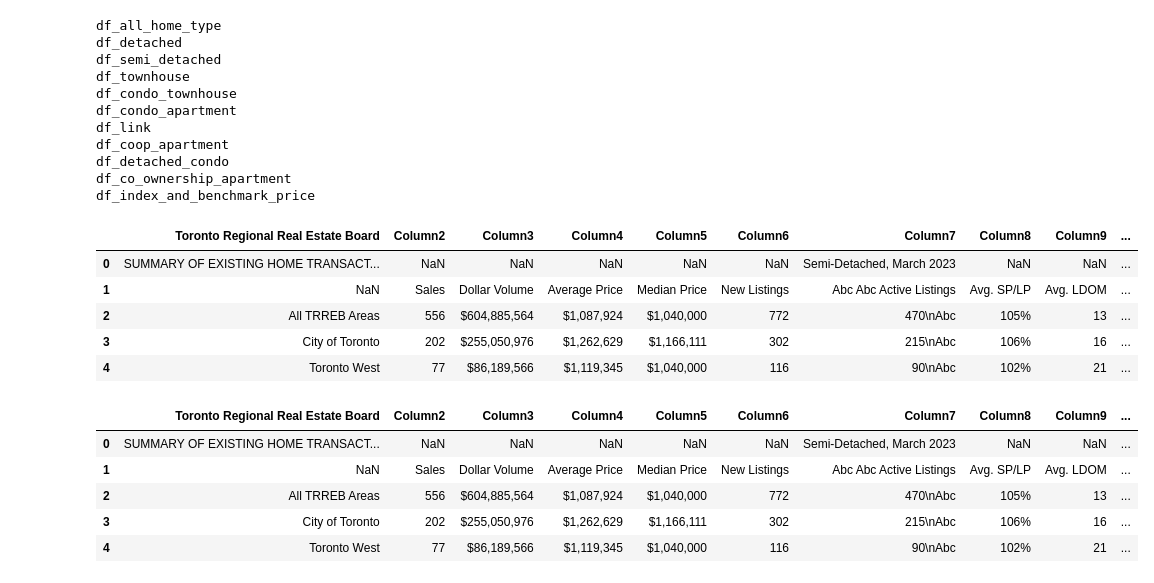
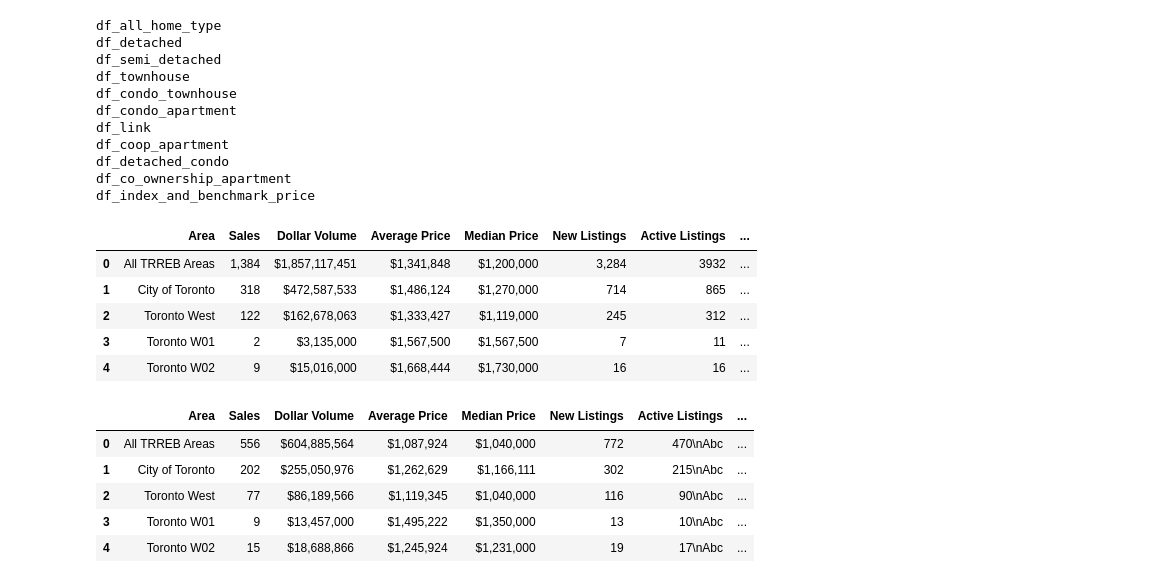
Before and after one commit to shannontorcato/City-of-Toronto, a Jupyter notebook: src/Script3-2-format_column_excel.ipynb, the cells around one changed output. Cells and saved outputs as stored; diff of their text form; code cells hidden in the pictures.

```diff
--- a/src/Script3-2-format_column_excel.ipynb
+++ b/src/Script3-2-format_column_excel.ipynb
@@ -4,7 +4,7 @@ import re
 # %%
 # Read the excel file
 filepath = 'data/housing_market_Q1/processed/'
-input_file_name = 'mw2303-march-city-toronto.xlsx'
+input_file_name = 'mw2301-january-city-toronto.xlsx'
 df_original = pd.read_excel('{0}{1}'.format(filepath, input_file_name), sheet_name=None)
 # %%
 df = df_original.copy()
@@ -53,13 +53,13 @@ df_detached_condo = df.get('detached_condo')
 df_co_ownership_apartment = df.get('co_ownership_apartment')
 df_index_and_benchmark_price = df.get('index_and_benchmark_price')
 # %%
-df_semi_detached.head()
+df_detached.head()
 # %% [output]
-|  | Toronto Regional Real Estate Board | Column2 | Column3 | Column4 | Column5 | Column6 | Column7 | Column8 | Column9 | ... |
-| 0 | SUMMARY OF EXISTING HOME TRANSACT... | NaN | NaN | NaN | NaN | NaN | Semi-Detached, March 2023 | NaN | NaN | ... |
-| 1 | NaN | Sales | Dollar Volume | Average Price | Median Price | New Listings | Abc Abc Active Listings | Avg. SP/LP | Avg. LDOM | ... |
-| 2 | All TRREB Areas | 556 | $604,885,564 | $1,087,924 | $1,040,000 | 772 | 470\nAbc | 105% | 13 | ... |
-| 3 | City of Toronto | 202 | $255,050,976 | $1,262,629 | $1,166,111 | 302 | 215\nAbc | 106% | 16 | ... |
-| 4 | Toronto West | 77 | $86,189,566 | $1,119,345 | $1,040,000 | 116 | 90\nAbc | 102% | 21 | ... |
+|  | Area | Sales | Dollar Volume | Average Price | Median Price | New Listings | Active Listings | ... |
+| 0 | All TRREB Areas | 1,384 | $1,857,117,451 | $1,341,848 | $1,200,000 | 3,284 | 3932 | ... |
+| 1 | City of Toronto | 318 | $472,587,533 | $1,486,124 | $1,270,000 | 714 | 865 | ... |
+| 2 | Toronto West | 122 | $162,678,063 | $1,333,427 | $1,119,000 | 245 | 312 | ... |
+| 3 | Toronto W01 | 2 | $3,135,000 | $1,567,500 | $1,567,500 | 7 | 11 | ... |
+| 4 | Toronto W02 | 9 | $15,016,000 | $1,668,444 | $1,730,000 | 16 | 16 | ... |
 # %%
 # Rename the ;Unnamed: 0' column to 'Area'
@@ -75,12 +76,12 @@ df_co_ownership_apartment.rename(columns={'Unnamed: 0': 'Area', 'Abc Abc Active
 # %%
 df_semi_detached.head()
 # %% [output]
-|  | Toronto Regional Real Estate Board | Column2 | Column3 | Column4 | Column5 | Column6 | Column7 | Column8 | Column9 | ... |
-| 0 | SUMMARY OF EXISTING HOME TRANSACT... | NaN | NaN | NaN | NaN | NaN | Semi-Detached, March 2023 | NaN | NaN | ... |
-| 1 | NaN | Sales | Dollar Volume | Average Price | Median Price | New Listings | Abc Abc Active Listings | Avg. SP/LP | Avg. LDOM | ... |
-| 2 | All TRREB Areas | 556 | $604,885,564 | $1,087,924 | $1,040,000 | 772 | 470\nAbc | 105% | 13 | ... |
-| 3 | City of Toronto | 202 | $255,050,976 | $1,262,629 | $1,166,111 | 302 | 215\nAbc | 106% | 16 | ... |
-| 4 | Toronto West | 77 | $86,189,566 | $1,119,345 | $1,040,000 | 116 | 90\nAbc | 102% | 21 | ... |
+|  | Area | Sales | Dollar Volume | Average Price | Median Price | New Listings | Active Listings | ... |
+| 0 | All TRREB Areas | 556 | $604,885,564 | $1,087,924 | $1,040,000 | 772 | 470\nAbc | ... |
+| 1 | City of Toronto | 202 | $255,050,976 | $1,262,629 | $1,166,111 | 302 | 215\nAbc | ... |
+| 2 | Toronto West | 77 | $86,189,566 | $1,119,345 | $1,040,000 | 116 | 90\nAbc | ... |
+| 3 | Toronto W01 | 9 | $13,457,000 | $1,495,222 | $1,350,000 | 13 | 10\nAbc | ... |
+| 4 | Toronto W02 | 15 | $18,688,866 | $1,245,924 | $1,231,000 | 19 | 17\nAbc | ... |
 # %%
 #convert this into a dataframe df_all_home_type
 data_frames = [df_detached,
```
Also changed, not shown: parts of 7 cells of this notebook, 7 other files.
